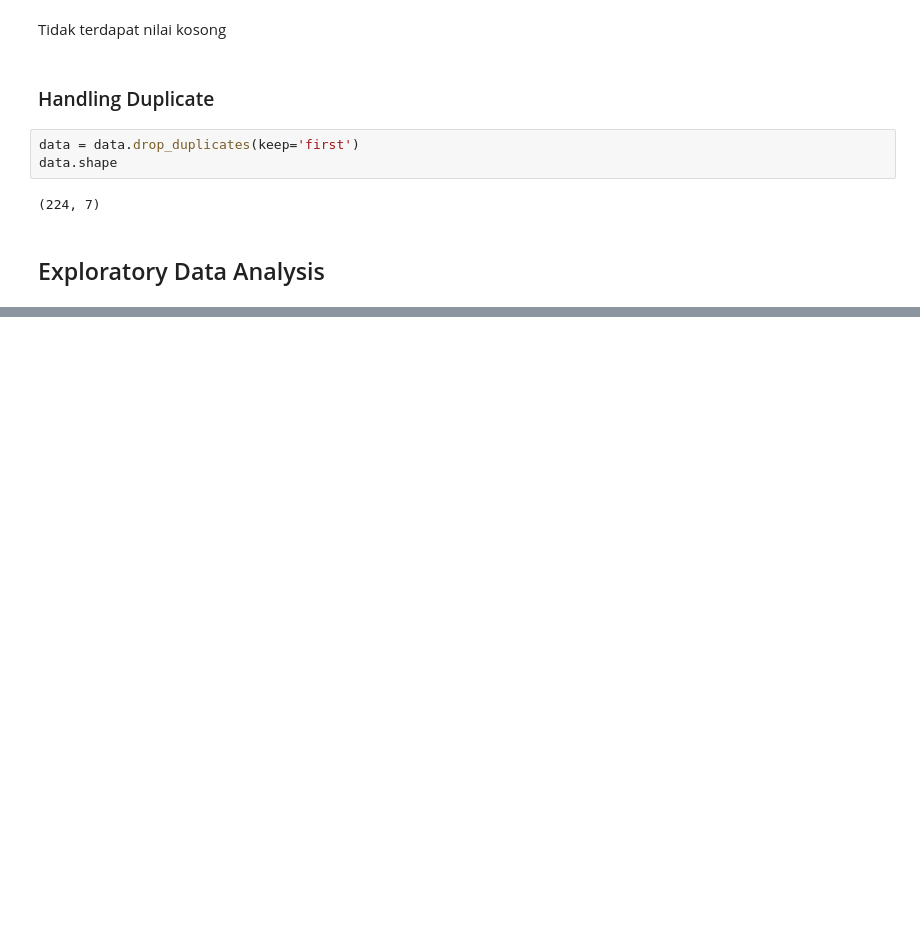
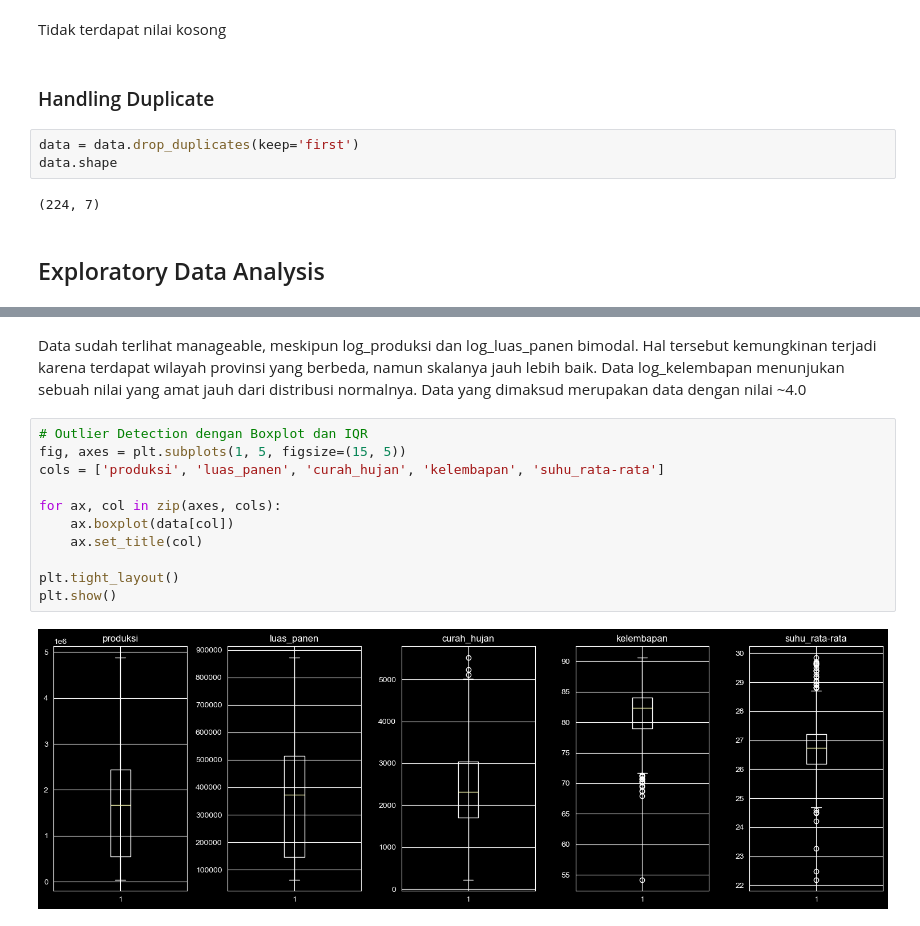
Before and after one commit to syahrazfa/rice-forecasting-models-on-sumatra, a Jupyter notebook: rice_eda.ipynb, the cells around one changed output, grey strips where cells are left out. Saved outputs shown, nothing was run; the diff lists cells and outputs as text; blank space fills up the shorter version.

```diff
--- a/rice_eda.ipynb
+++ b/rice_eda.ipynb
@@ -131,0 +151,15 @@ data.shape
+# %% [markdown]
+Data sudah terlihat manageable, meskipun log_produksi dan log_luas_panen bimodal. Hal tersebut kemungkinan terjadi karena terdapat wilayah provinsi yang berbeda, namun skalanya jauh lebih baik. Data log_kelembapan menunjukan sebuah nilai yang amat jauh dari distribusi normalnya. Data yang dimaksud merupakan data dengan nilai ~4.0
+# %%
+# Outlier Detection dengan Boxplot dan IQR
+fig, axes = plt.subplots(1, 5, figsize=(15, 5))
+cols = ['produksi', 'luas_panen', 'curah_hujan', 'kelembapan', 'suhu_rata-rata']
+
+for ax, col in zip(axes, cols):
+    ax.boxplot(data[col])
+    ax.set_title(col)
+
+plt.tight_layout()
+plt.show()
+# %% [output]
+[figure, added]
```
Also changed, not shown: parts of 15 cells of this notebook.
